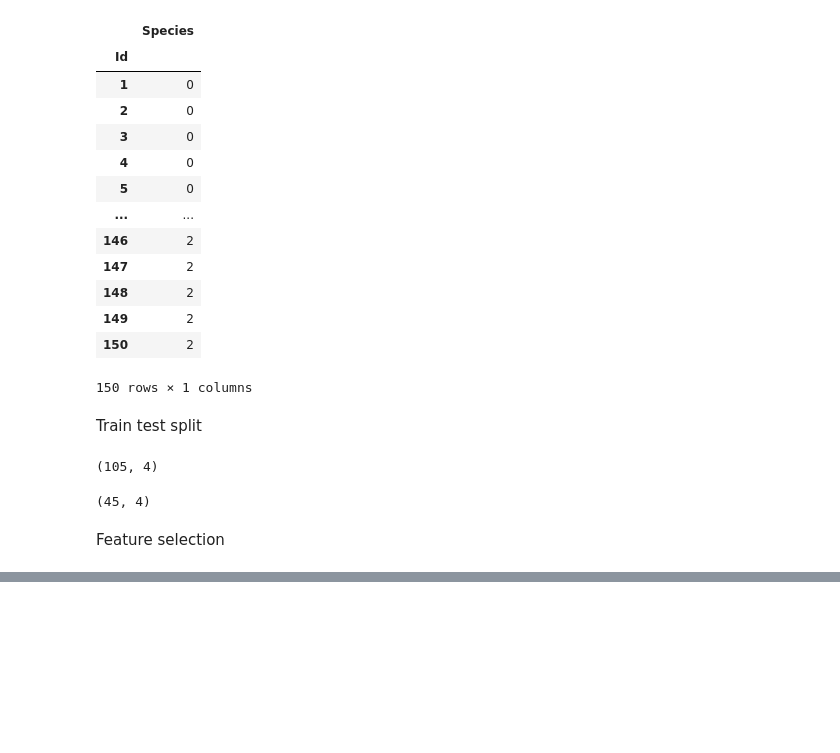
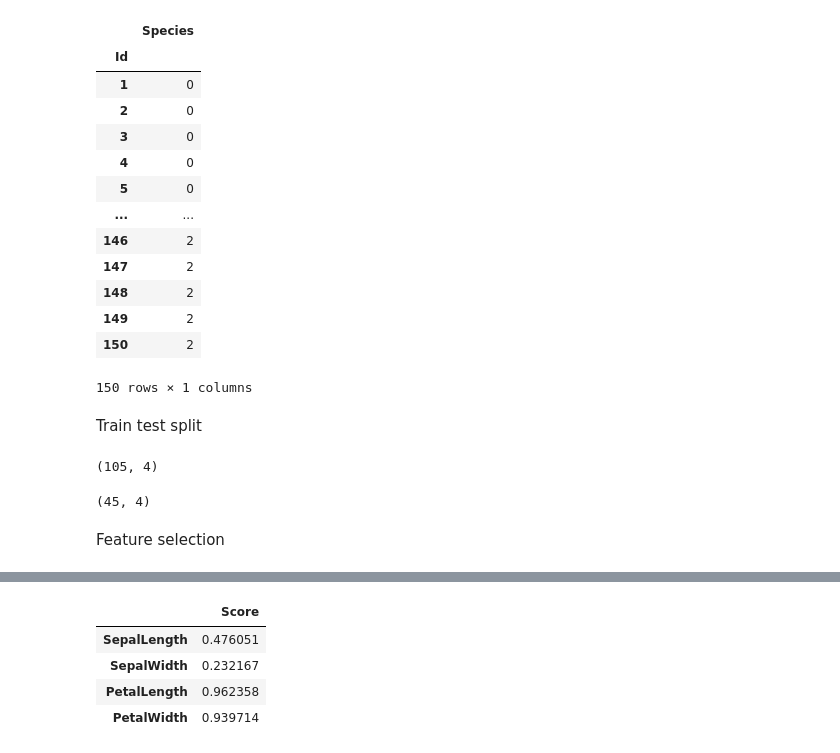
Before and after one commit to Rasel-25/ML, a Jupyter notebook: Classification/LogisticRegression.ipynb, the cells around one changed output, grey strips where cells are left out. Saved outputs shown, nothing was run; the diff lists cells and outputs as text; code cells hidden in the pictures; blank space fills up the shorter version.

```diff
--- a/Classification/LogisticRegression.ipynb
+++ b/Classification/LogisticRegression.ipynb
@@ -116,0 +241,9 @@ array([0.44730141, 0.22469198, 0.98020251, 0.96491157])
+# %%
+selector.index=Features.columns # selector index take access features column name
+selector
+# %% [output]
+|  | Score |
+| SepalLength | 0.476051 |
+| SepalWidth | 0.232167 |
+| PetalLength | 0.962358 |
+| PetalWidth | 0.939714 |
```
Also changed, not shown: parts of 26 cells of this notebook.
